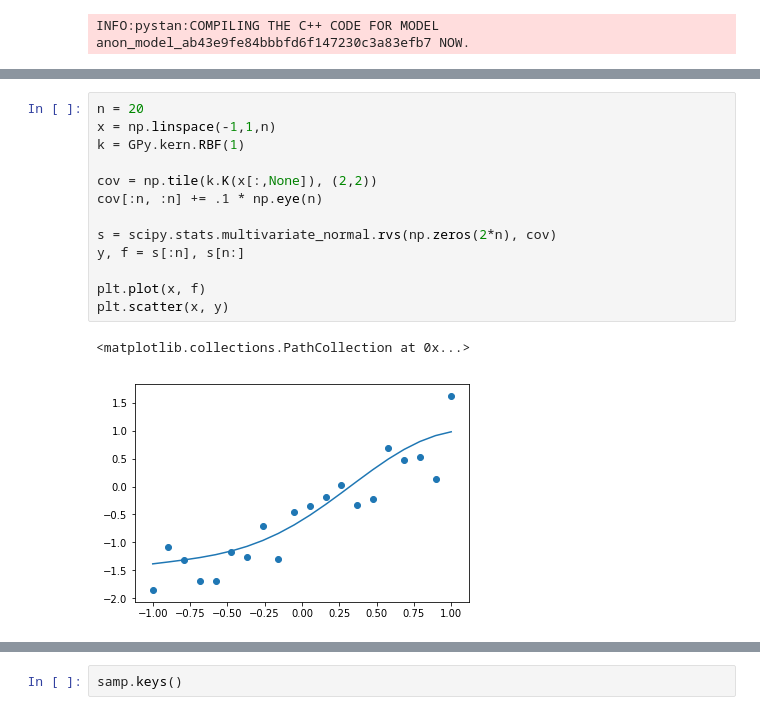
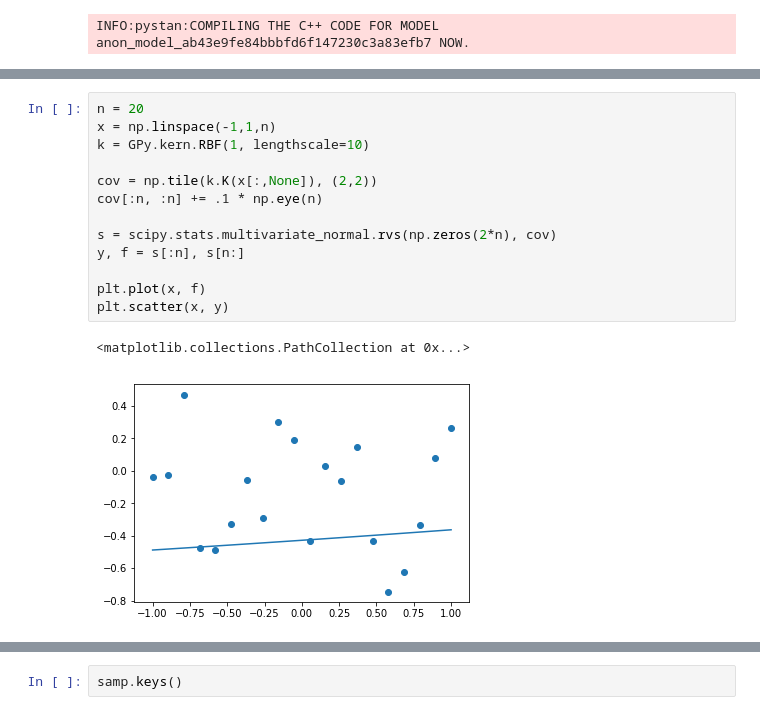
Before and after one commit to ptonner/gp-workshop, a Jupyter notebook: stan.ipynb, the cells around one changed output, grey strips where cells are left out. Saved outputs shown, nothing was run; the diff lists cells and outputs as text.

```diff
--- a/stan.ipynb
+++ b/stan.ipynb
@@ -340,19 +275,19 @@ INFO:pystan:COMPILING THE C++ CODE FOR MODEL anon_model_ab43e9fe84bbbfd6f147230c
 # %%
 n = 20
 x = np.linspace(-1,1,n)
-k = GPy.kern.RBF(1)
+k = GPy.kern.RBF(1, lengthscale=10)
 
 cov = np.tile(k.K(x[:,None]), (2,2))
 cov[:n, :n] += .1 * np.eye(n)
 
 s = scipy.stats.multivariate_normal.rvs(np.zeros(2*n), cov)
 y, f = s[:n], s[n:]
 
 plt.plot(x, f)
 plt.scatter(x, y)
 # %% [output]
 <matplotlib.collections.PathCollection at 0x...>
-[figure, old version]
+[figure, new version]
 # %%
 cfg = {
     'N': n,
```
Also changed, not shown: parts of 39 cells of this notebook, 2 other files.
